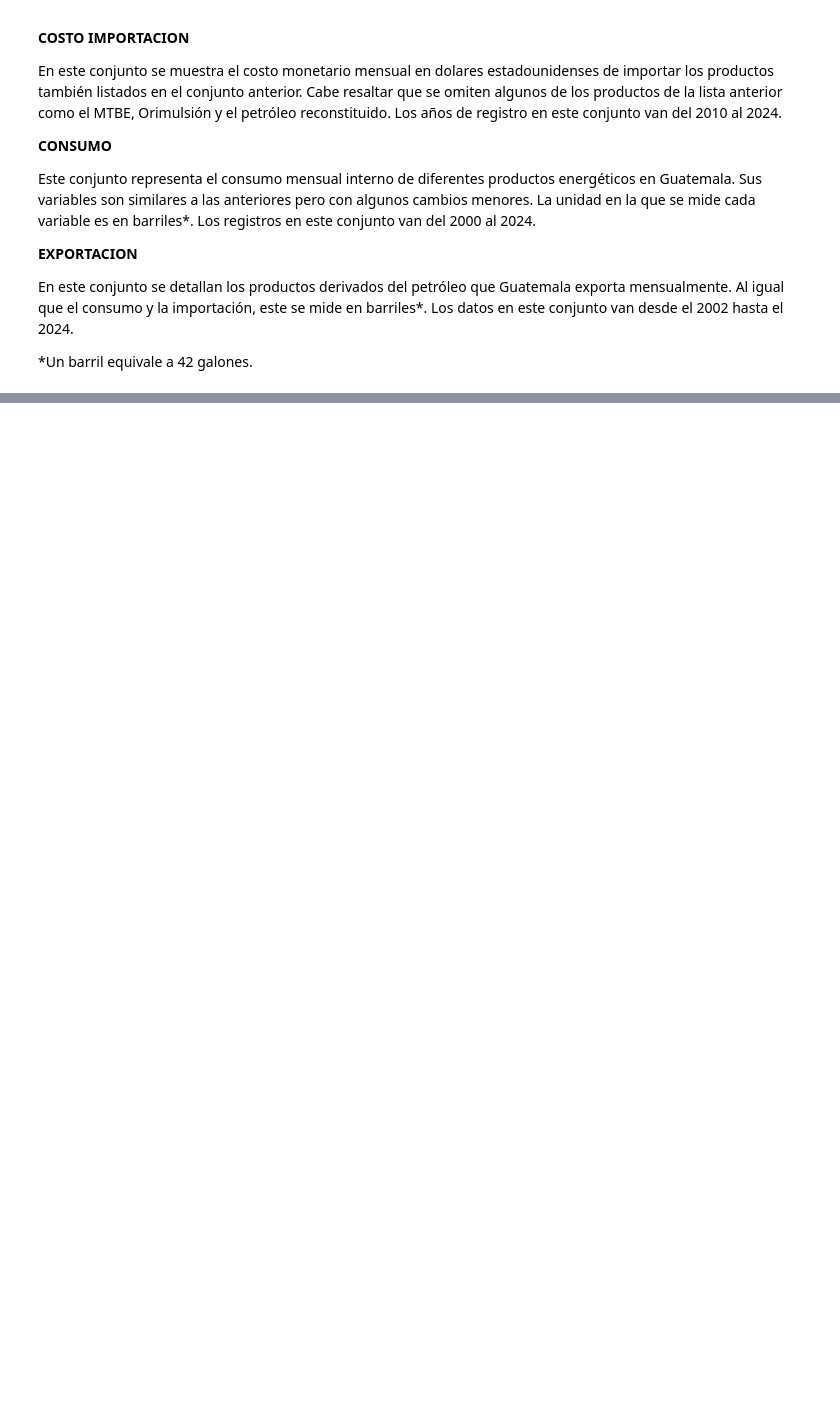
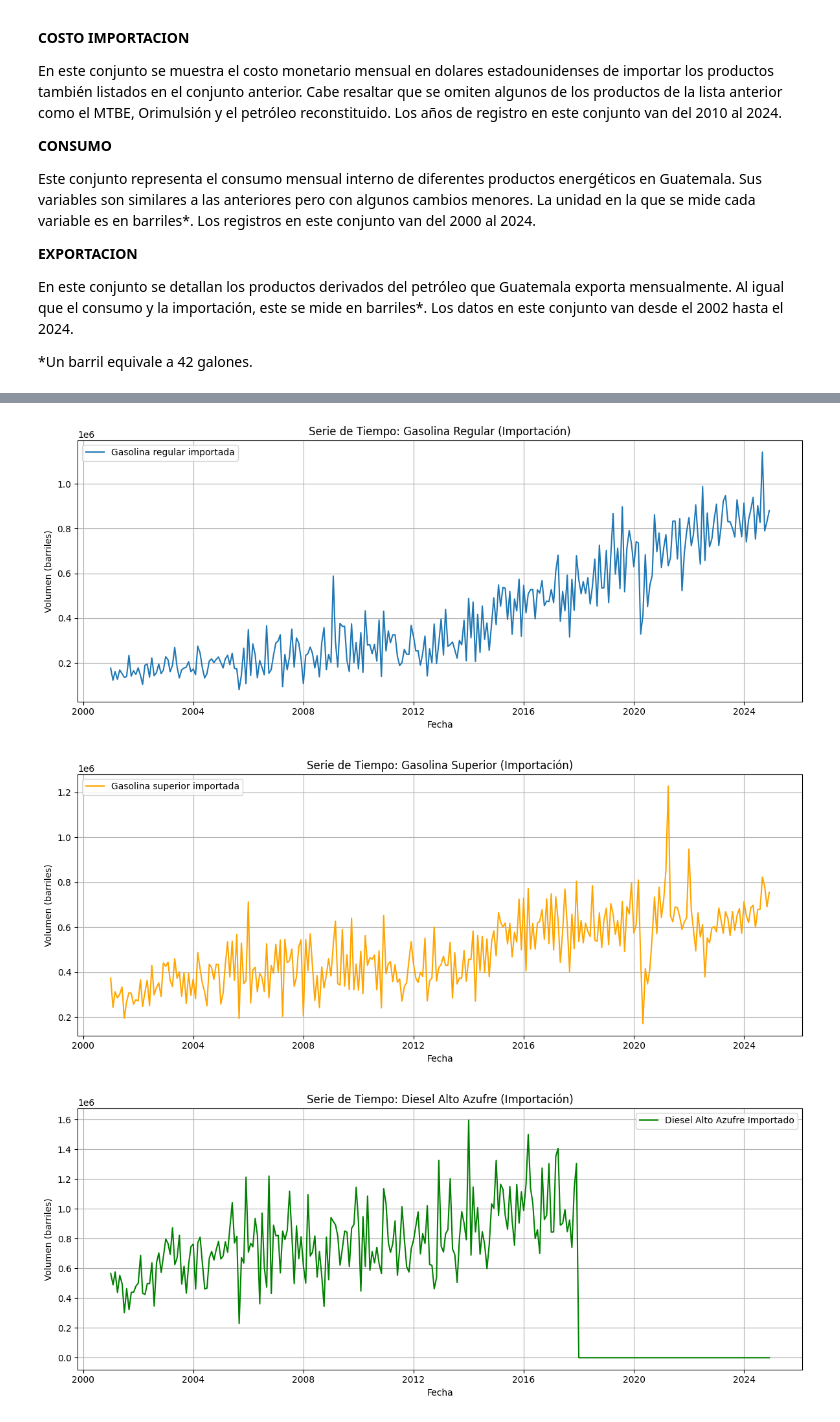
Before and after one commit to Czar272/Lab1_DS, a Jupyter notebook: main.ipynb, the cells around one changed output, grey strips where cells are left out. Cells and saved outputs as stored; diff of their text form; code cells hidden in the pictures; blank space fills up the shorter version.

Commit message:
feat: transfer series univariantes to main

```diff
--- a/main.ipynb
+++ b/main.ipynb
@@ -40,0 +58,19 @@ En este conjunto se detallan los productos derivados del petróleo que Guatemala
+# %%
+file_path = "./data/CSV/importacion.csv"
+df = pd.read_csv(file_path)
+# %%
+df = df[pd.to_datetime(df['Fecha'], errors='coerce').notna()]
+df['Fecha'] = pd.to_datetime(df['Fecha'])
+
+# Preprocessing para diesel alto azufre
+serie_diesel = df[['Fecha', 'Diesel alto azufre']].copy()
+serie_diesel.rename(columns={'Diesel alto azufre': 'Diesel'}, inplace=True)
+
+serie_gasolina_regular = df[['Fecha', 'Gasolina regular']].set_index('Fecha')
+serie_gasolina_regular = serie_gasolina_regular.asfreq('MS')  # Frecuencia mensual
+
+serie_gasolina_superior = df[['Fecha', 'Gasolina superior']].set_index('Fecha')
+serie_gasolina_superior = serie_gasolina_superior.asfreq('MS')  # Frecuencia mensual
+
+serie_diesel.set_index('Fecha', inplace=True)
+serie_diesel = serie_diesel.asfreq('MS')
@@ -40,0 +110,39 @@ En este conjunto se detallan los productos derivados del petróleo que Guatemala
+# %%
+# === Gráfico de la serie Gasolina regular Importada===
+plt.figure(figsize=(12, 5))
+plt.plot(serie_gasolina_regular, label='Gasolina regular importada')
+plt.title('Serie de Tiempo: Gasolina Regular (Importación)')
+plt.xlabel('Fecha')
+plt.ylabel('Volumen (barriles)')
+plt.grid(True)
+plt.legend()
+plt.tight_layout()
+plt.show()
+
+
+# === Gráfico de la serie Gasolina superior Importada===
+plt.figure(figsize=(12, 5))
+plt.plot(serie_gasolina_superior, label='Gasolina superior importada', color='orange')
+plt.title('Serie de Tiempo: Gasolina Superior (Importación)')
+plt.xlabel('Fecha')
+plt.ylabel('Volumen (barriles)')
+plt.grid(True)
+plt.legend()
+plt.tight_layout()
+plt.show()
+
+
+# === Gráfico de la serie Diesel ===
+plt.figure(figsize=(12, 5))
+plt.plot(serie_diesel, label='Diesel Alto Azufre Importado', color='green')
+plt.title('Serie de Tiempo: Diesel Alto Azufre (Importación)')
+plt.xlabel('Fecha')
+plt.ylabel('Volumen (barriles)')
+plt.grid(True)
+plt.legend()
+plt.tight_layout()
+plt.show()
+# %% [output]
+[figure, added]
+[figure, added]
+[figure, added]
```
Also changed, not shown: parts of 8 cells of this notebook, 1 other file.
